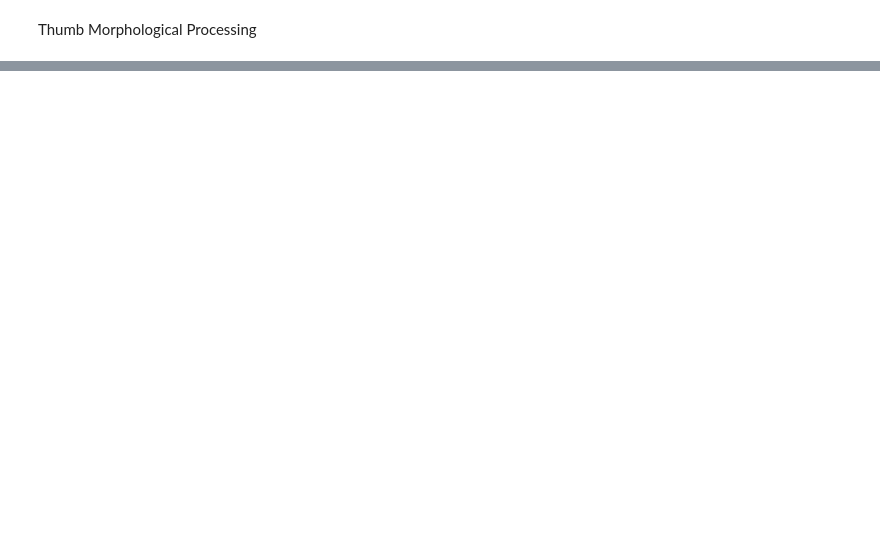
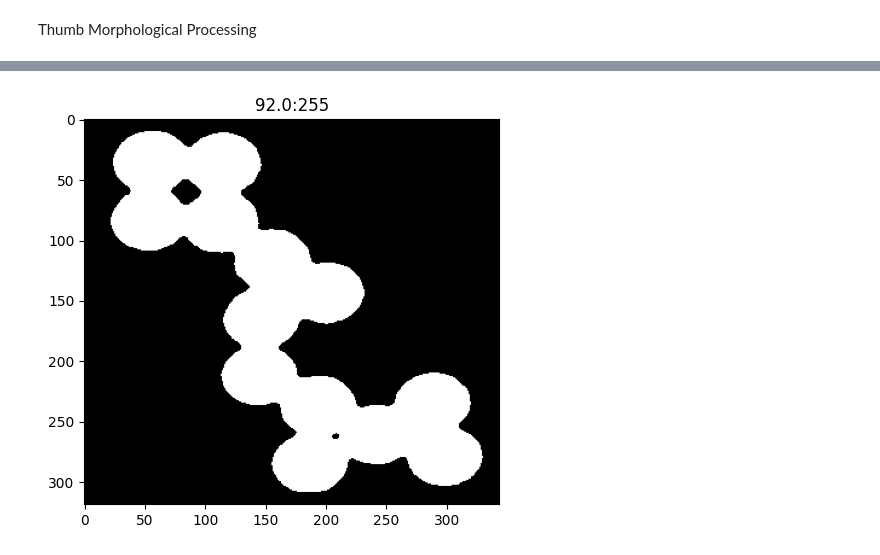
Before and after one commit to Mikerive/Color-Space, a Jupyter notebook: Morphological_Processing.ipynb, the cells around one changed output, grey strips where cells are left out. Cells and saved outputs as stored; diff of their text form; code cells hidden in the pictures; blank space fills up the shorter version.

```diff
--- a/Morphological_Processing.ipynb
+++ b/Morphological_Processing.ipynb
@@ -290,0 +328,11 @@ AttributeError: 'Segment' object has no attribute 'process'
+# %%
+folder_name = 'Circles'
+
+thresholded, threshold_path = Segment('Image/Circles.png', folder_name, 'Circles').process(Adaptive_Global_Threshold())
+
+for i in range(15, 21, 2):
+    kernel = np.full((i, i), 1)
+    hclosing, hclosing_path = ImageProcessor(threshold_path, folder_name, f'{i}').process(Dilation(), kernel)
+    hclosing, hclosing_path = ImageProcessor(hclosing_path, folder_name, f'{i}').process(Erosion(), kernel)
+# %% [output]
+[figure, added]
```
Also changed, not shown: parts of 7 cells of this notebook, 8 other files.
